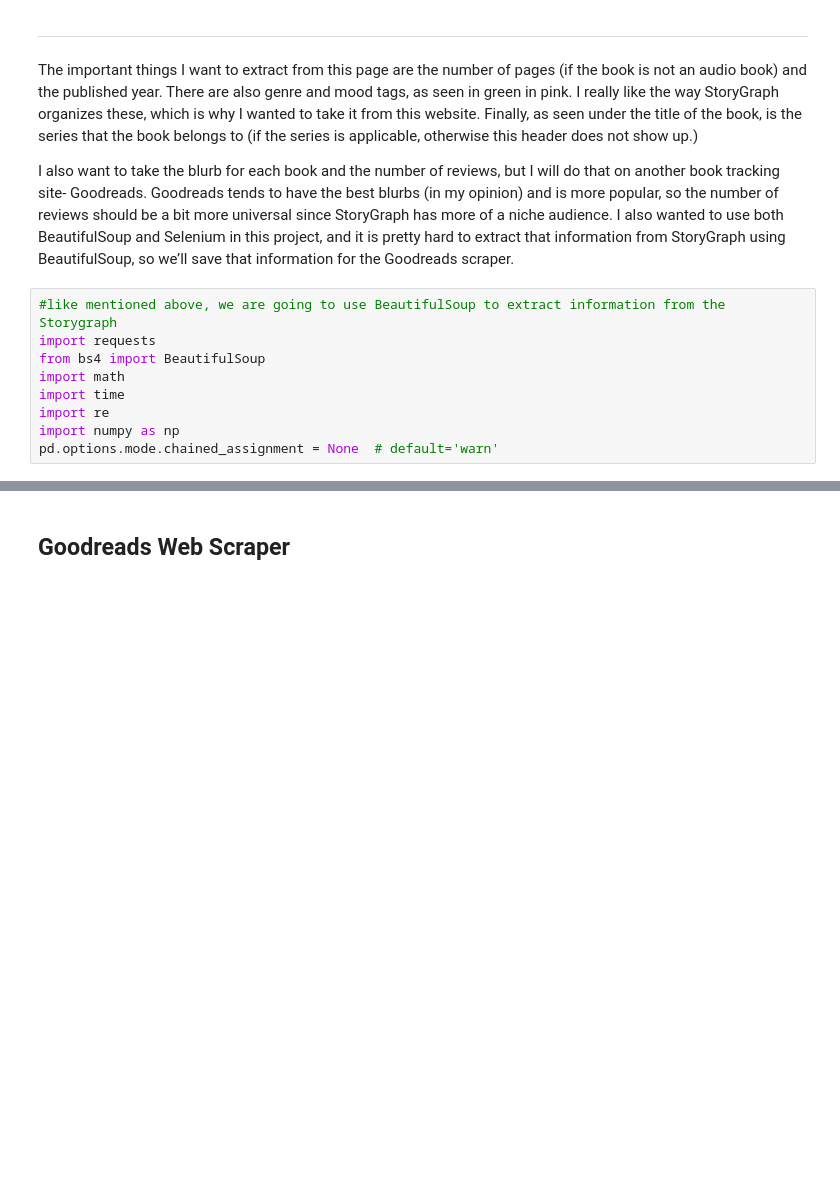
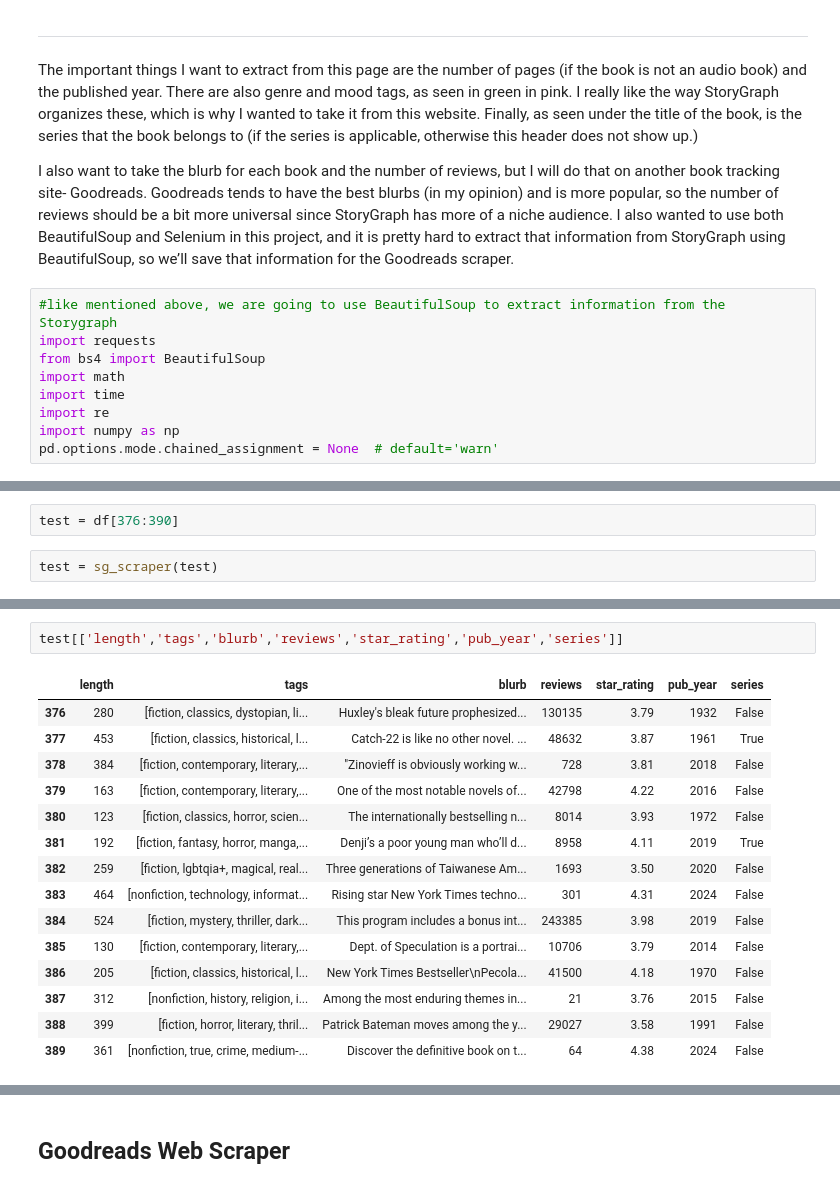
Before and after one commit to arsilva02/librarianproject, a Jupyter notebook: WebScrapingAndFeatureGen.ipynb, the cells around one changed output, grey strips where cells are left out. Drawn from its saved outputs; the diff is of its cells as text; blank space fills up the shorter version.

Commit message:
storygraph scrape testing

```diff
--- a/WebScrapingAndFeatureGen.ipynb
+++ b/WebScrapingAndFeatureGen.ipynb
@@ -197,0 +258,4 @@ Chainsaw Man, Vol. 4: The Gun is Mightier
+# %%
+test = df[376:390]
+# %%
+test = sg_scraper(test)
@@ -197,0 +277,18 @@ Chainsaw Man, Vol. 4: The Gun is Mightier
+# %%
+test[['length','tags','blurb','reviews','star_rating','pub_year','series']]
+# %% [output]
+|  | length | tags | blurb | reviews | star_rating | pub_year | series |
+| 376 | 280 | [fiction, classics, dystopian, li... | Huxley's bleak future prophesized... | 130135 | 3.79 | 1932 | False |
+| 377 | 453 | [fiction, classics, historical, l... | Catch-22 is like no other novel. ... | 48632 | 3.87 | 1961 | True |
+| 378 | 384 | [fiction, contemporary, literary,... | "Zinovieff is obviously working w... | 728 | 3.81 | 2018 | False |
+| 379 | 163 | [fiction, contemporary, literary,... | One of the most notable novels of... | 42798 | 4.22 | 2016 | False |
+| 380 | 123 | [fiction, classics, horror, scien... | The internationally bestselling n... | 8014 | 3.93 | 1972 | False |
+| 381 | 192 | [fiction, fantasy, horror, manga,... | Denji’s a poor young man who’ll d... | 8958 | 4.11 | 2019 | True |
+| 382 | 259 | [fiction, lgbtqia+, magical, real... | Three generations of Taiwanese Am... | 1693 | 3.50 | 2020 | False |
+| 383 | 464 | [nonfiction, technology, informat... | Rising star New York Times techno... | 301 | 4.31 | 2024 | False |
+| 384 | 524 | [fiction, mystery, thriller, dark... | This program includes a bonus int... | 243385 | 3.98 | 2019 | False |
+| 385 | 130 | [fiction, contemporary, literary,... | Dept. of Speculation is a portrai... | 10706 | 3.79 | 2014 | False |
+| 386 | 205 | [fiction, classics, historical, l... | New York Times Bestseller\nPecola... | 41500 | 4.18 | 1970 | False |
+| 387 | 312 | [nonfiction, history, religion, i... | Among the most enduring themes in... | 21 | 3.76 | 2015 | False |
+| 388 | 399 | [fiction, horror, literary, thril... | Patrick Bateman moves among the y... | 29027 | 3.58 | 1991 | False |
+| 389 | 361 | [nonfiction, true, crime, medium-... | Discover the definitive book on t... | 64 | 4.38 | 2024 | False |
```
Also changed, not shown: parts of 20 cells of this notebook.
